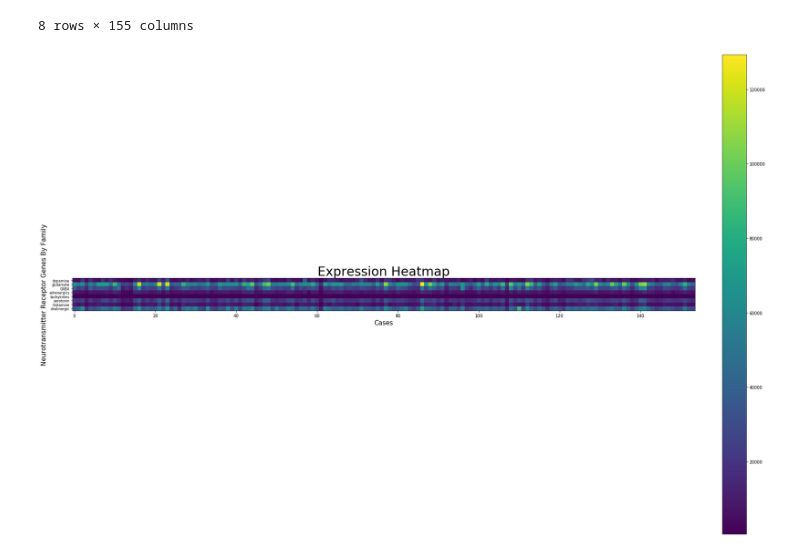
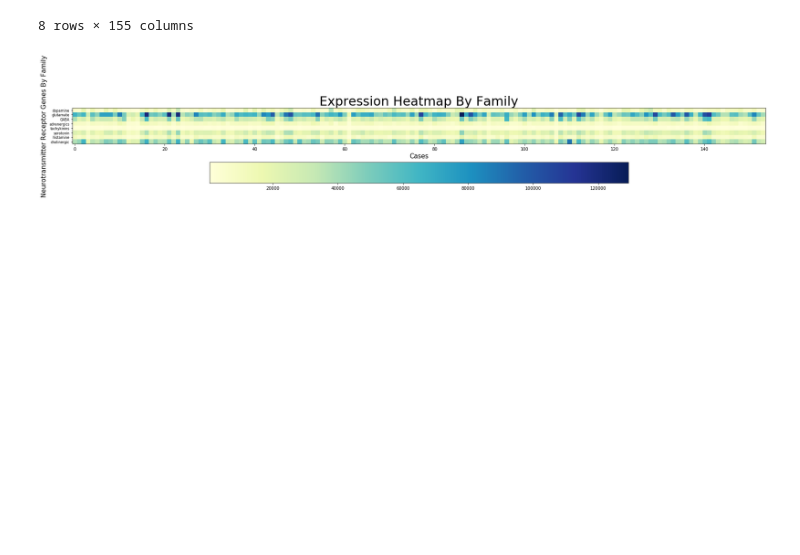
Before and after one commit to sophiaho/broad-work, a Jupyter notebook: cancer_expression_heatmap.ipynb, the cells around one changed output. Saved outputs shown, nothing was run; the diff lists cells and outputs as text; code cells hidden in the pictures; blank space fills up the shorter version.

Commit message:
updated the by family map

```diff
--- a/cancer_expression_heatmap.ipynb
+++ b/cancer_expression_heatmap.ipynb
@@ -285,33 +284,33 @@ def draw_expression_by_family():
 
     # convert the pandas dataframe to a numpy array
     htseq_count_by_family = expression_by_family.drop('hgnc_symbol', axis=1)
     expression_grid_by_family = htseq_count_by_family.to_numpy(copy=True, dtype=float)
 
     fig, ax = plt.subplots()
-    im = ax.imshow(expression_grid_by_family)
+    im = ax.imshow(expression_grid_by_family, cmap="YlGnBu")
 
     # show labels for y axis
     ax.set_yticks(np.arange(len(neuro_genes_dict.keys())))
     ax.set_yticklabels(neuro_genes_dict.keys(), fontsize=8)
 
     # set labels for axes
     ax.set_ylabel("Neurotransmitter Receptor Genes By Family", fontsize=15)
     ax.set_xlabel("Cases", fontsize=15)
 
     # resizing the graph
     fig = plt.gcf()
     fig.set_size_inches(24, 16)
 
 
-    fig.colorbar(im, fraction = 0.046, pad = 0.04)
+    fig.colorbar(im, fraction = 0.046, pad = 0.04, orientation = 'horizontal')
 
     ax.set_title("Expression Heatmap By Family", fontsize=30, ha='center')
     fig.tight_layout()
     plt.show()
 
     #fig_by_family.savefig('image/byfamily.png', dpi=100)
 
 
 draw_expression_by_family()
 # %% [output]
-[figure, old version]
+[figure, new version]
```
Also changed, not shown: parts of 3 cells of this notebook.
